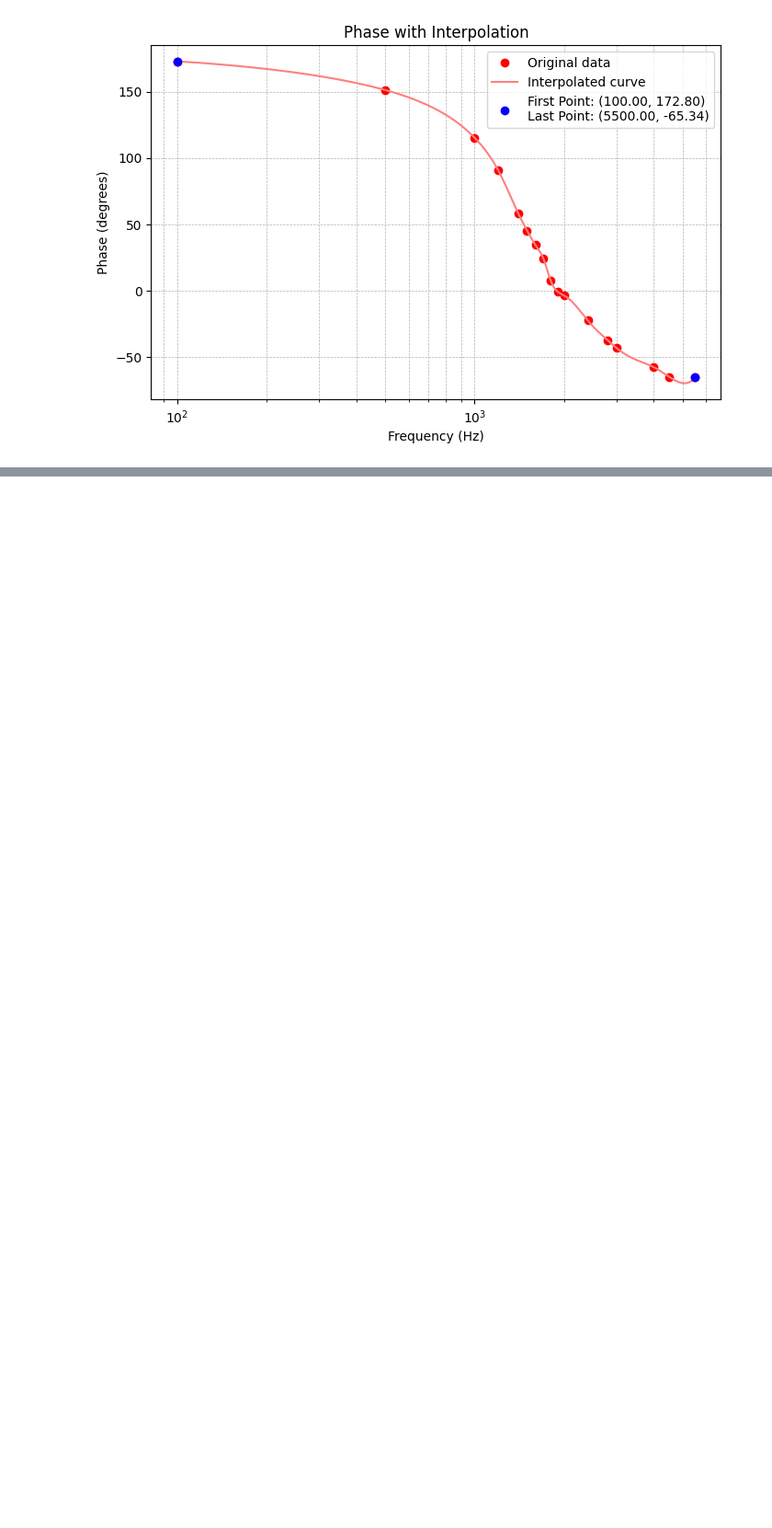
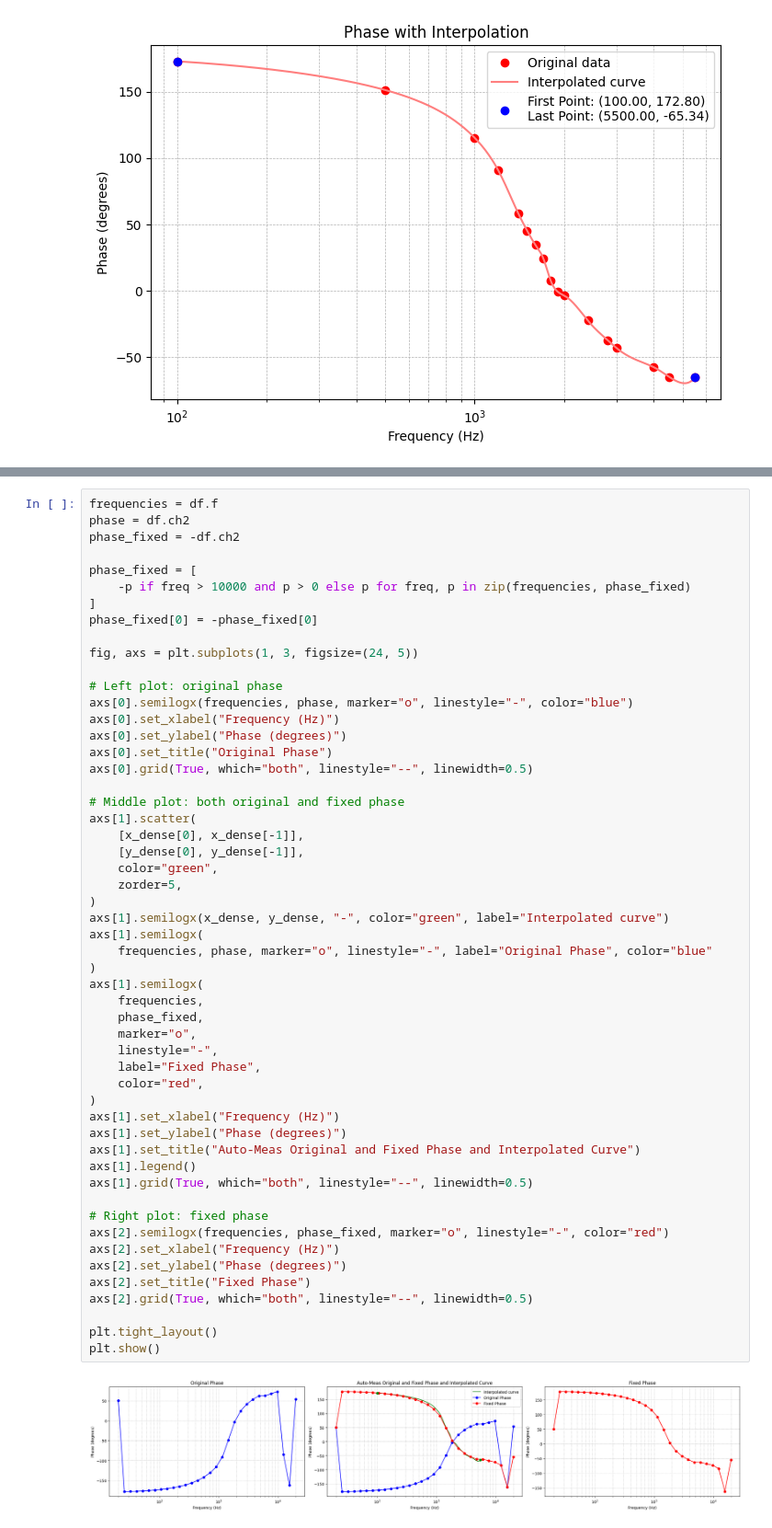
Before and after one commit to fborello-lambda/TC2-2025, a Jupyter notebook: TPL1/TPL1.ipynb, the cells around one changed output, grey strips where cells are left out. Shown at 92% size. Drawn from its saved outputs; the diff is of its cells as text; blank space fills up the shorter version.

```diff
--- a/TPL1/TPL1.ipynb
+++ b/TPL1/TPL1.ipynb
@@ -455,0 +535,55 @@ plt.show()
+# %%
+frequencies = df.f
+phase = df.ch2
+phase_fixed = -df.ch2
+
+phase_fixed = [
+    -p if freq > 10000 and p > 0 else p for freq, p in zip(frequencies, phase_fixed)
+]
+phase_fixed[0] = -phase_fixed[0]
+
+fig, axs = plt.subplots(1, 3, figsize=(24, 5))
+
+# Left plot: original phase
+axs[0].semilogx(frequencies, phase, marker="o", linestyle="-", color="blue")
+axs[0].set_xlabel("Frequency (Hz)")
+axs[0].set_ylabel("Phase (degrees)")
+axs[0].set_title("Original Phase")
+axs[0].grid(True, which="both", linestyle="--", linewidth=0.5)
+
+# Middle plot: both original and fixed phase
+axs[1].scatter(
+    [x_dense[0], x_dense[-1]],
+    [y_dense[0], y_dense[-1]],
+    color="green",
+    zorder=5,
+)
+axs[1].semilogx(x_dense, y_dense, "-", color="green", label="Interpolated curve")
+axs[1].semilogx(
+    frequencies, phase, marker="o", linestyle="-", label="Original Phase", color="blue"
+)
+axs[1].semilogx(
+    frequencies,
+    phase_fixed,
+    marker="o",
+    linestyle="-",
+    label="Fixed Phase",
+    color="red",
+)
+axs[1].set_xlabel("Frequency (Hz)")
+axs[1].set_ylabel("Phase (degrees)")
+axs[1].set_title("Auto-Meas Original and Fixed Phase and Interpolated Curve")
+axs[1].legend()
+axs[1].grid(True, which="both", linestyle="--", linewidth=0.5)
+
+# Right plot: fixed phase
+axs[2].semilogx(frequencies, phase_fixed, marker="o", linestyle="-", color="red")
+axs[2].set_xlabel("Frequency (Hz)")
+axs[2].set_ylabel("Phase (degrees)")
+axs[2].set_title("Fixed Phase")
+axs[2].grid(True, which="both", linestyle="--", linewidth=0.5)
+
+plt.tight_layout()
+plt.show()
+# %% [output]
+[figure, added]
```
Also changed, not shown: parts of 8 cells of this notebook, 9 other files.
